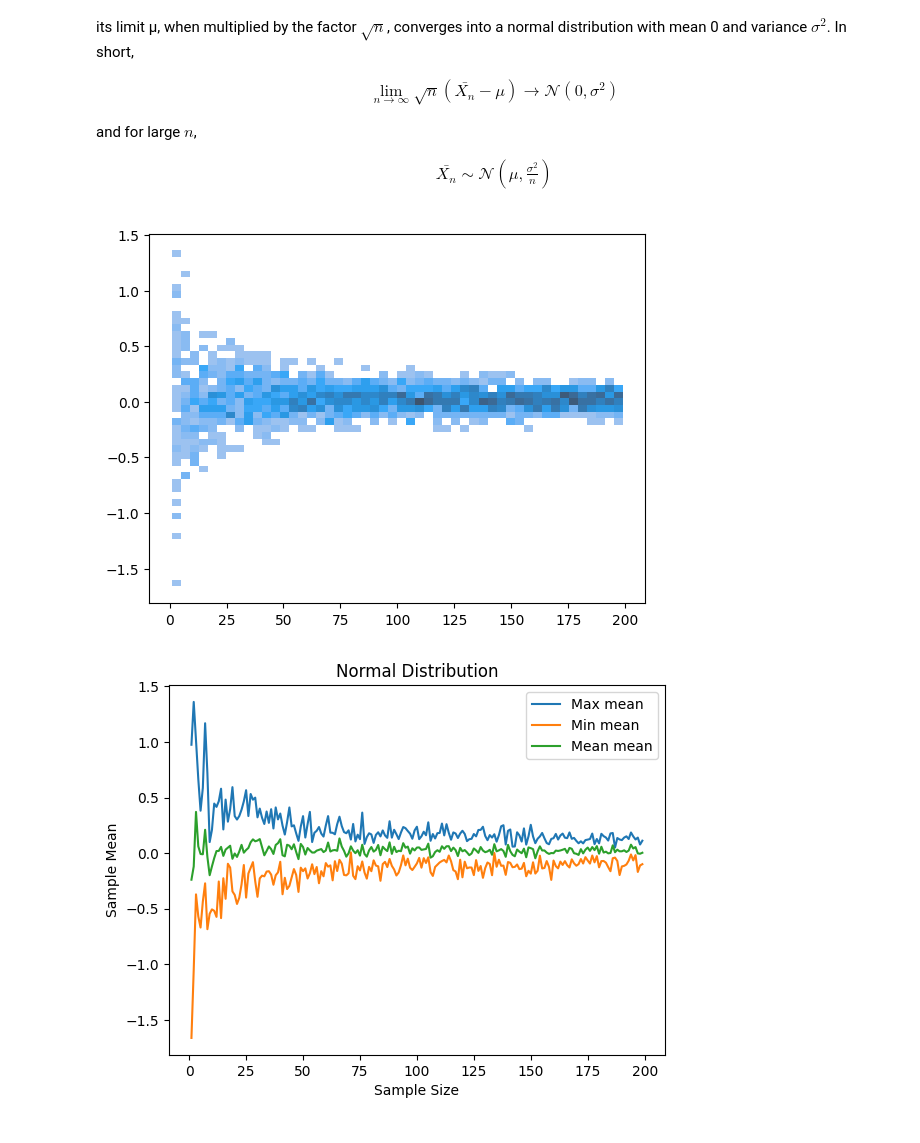
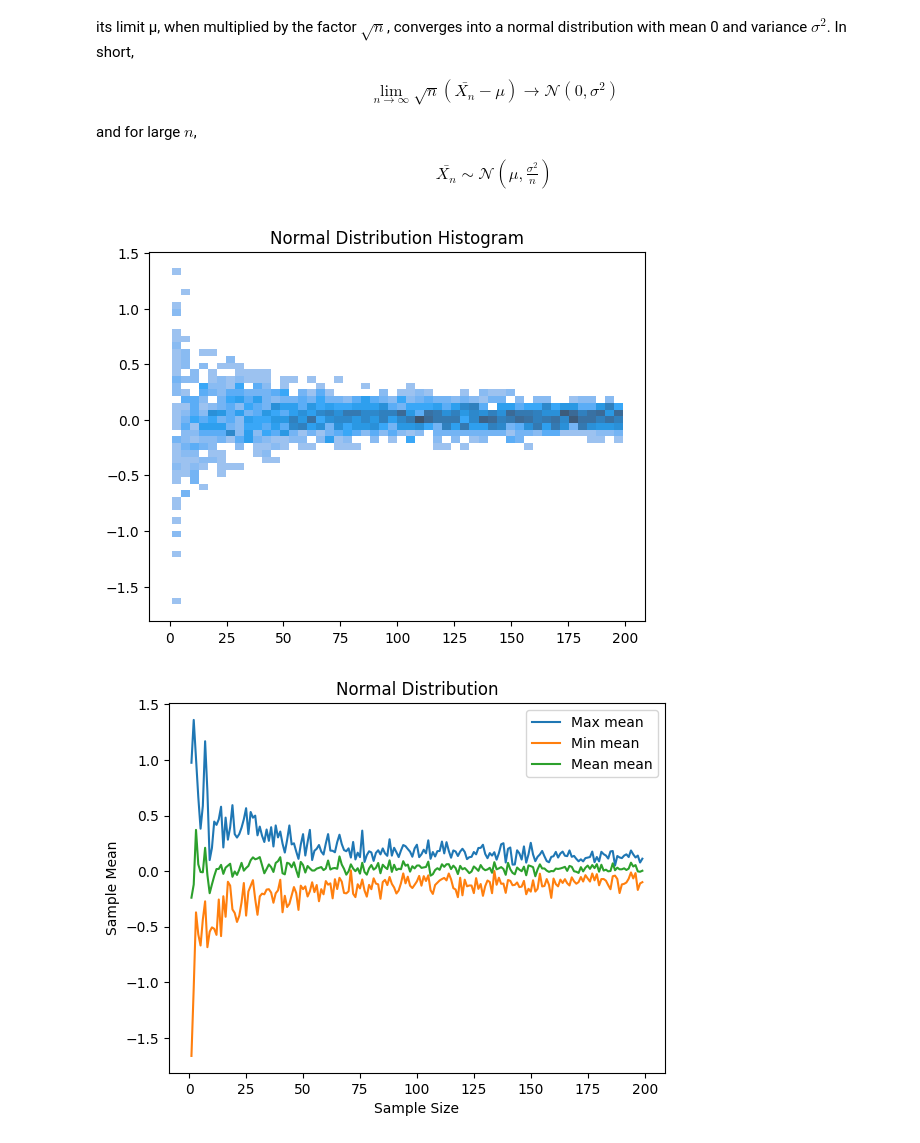
Before and after one commit to edmarRod/Courses, a Jupyter notebook: Statistics/Central_Limit_Theorem.ipynb, the cells around one changed output. Cells and saved outputs as stored; diff of their text form; code cells hidden in the pictures.

```diff
--- a/Statistics/Central_Limit_Theorem.ipynb
+++ b/Statistics/Central_Limit_Theorem.ipynb
@@ -68,10 +68,11 @@ def plot(df: pd.DataFrame, dist_name: str):
 # %%
 x, y = sample_distribution(normal)
 sns.histplot(x=x, y=y, bins=50)
+plt.title('Normal Distribution Histogram')
 df = pd.DataFrame({'Sample Size': x, 'Sample Mean': y})
 plot(df, 'Normal')
 # %% [output]
-[figure, old version]
+[figure, new version]
 [figure]
 # %%
 x, y = sample_distribution(binomial_1)
```
Also changed, not shown: parts of 2 cells of this notebook.
